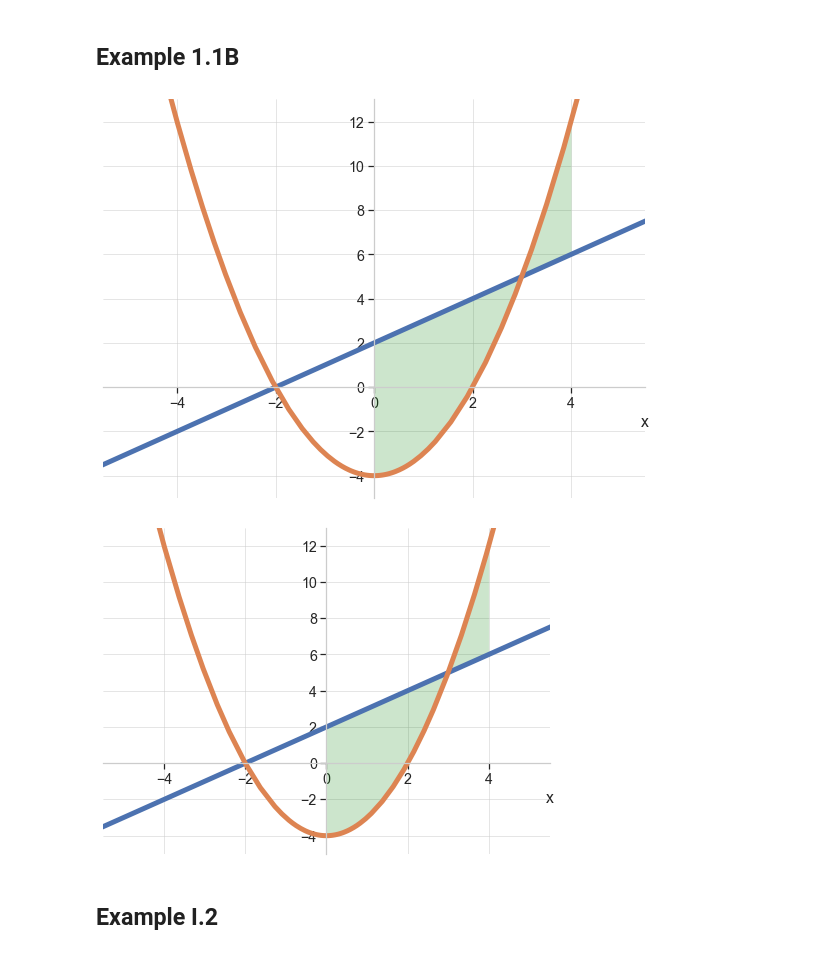
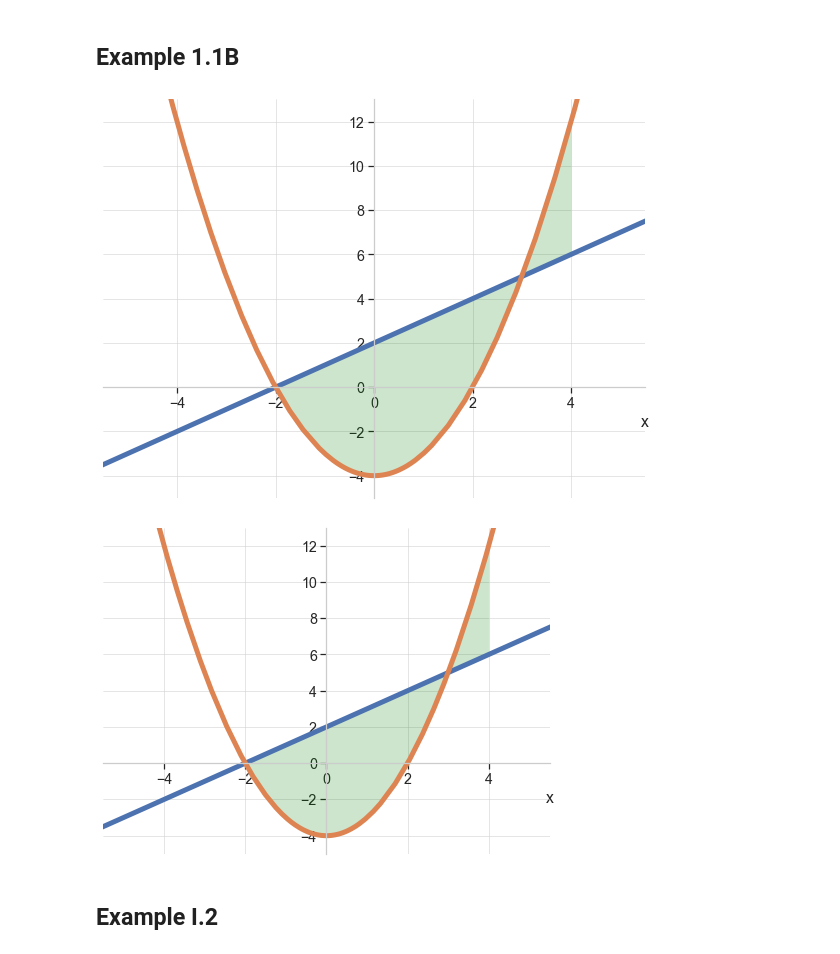
Before and after one commit to org-firasm/math_talk, a Jupyter notebook: class/week03/create_plots.ipynb, the cells around one changed output. Drawn from its saved outputs; the diff is of its cells as text; code cells hidden in the pictures.

```diff
--- a/class/week03/create_plots.ipynb
+++ b/class/week03/create_plots.ipynb
@@ -63,25 +63,25 @@ i1.save('images/curve2v2.png')
 # %%
 f = x+2
 g = x**2 -4
 
-x_array = np.linspace(0, 4)
+x_array = np.linspace(-2, 4)
 f_array = sympy.lambdify(x, f)(x_array)
 g_array = sympy.lambdify(x, g)(x_array)
 
 fb = {'x':x_array,'y1':f_array,'y2':g_array,'facecolor' : 'green', 'alpha' : 0.2}
 
 i1=plot(f,g,
      ylim=(-5,13),
      xlim=(-5.5,5.5),
      size=(8,6),
      ylabel='',
      fill = fb
     )
 
 i1.save('images/curve2bv2.png')
 # %% [output]
-[figure, old version]
+[figure, new version]
-[figure, old version]
+[figure, new version]
 # %% [markdown]
 ## Example I.2
 # %%
```
Also changed, not shown: parts of 3 cells of this notebook, 8 other files.
